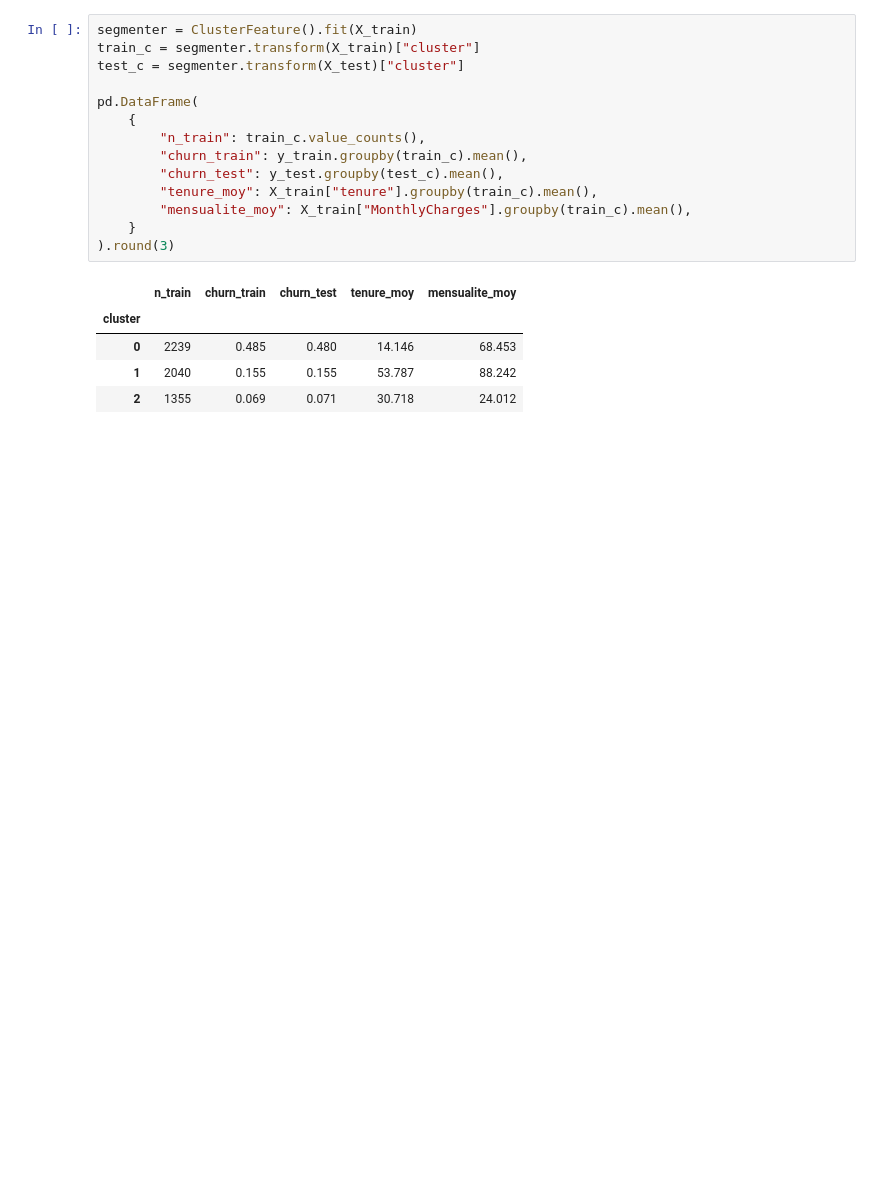
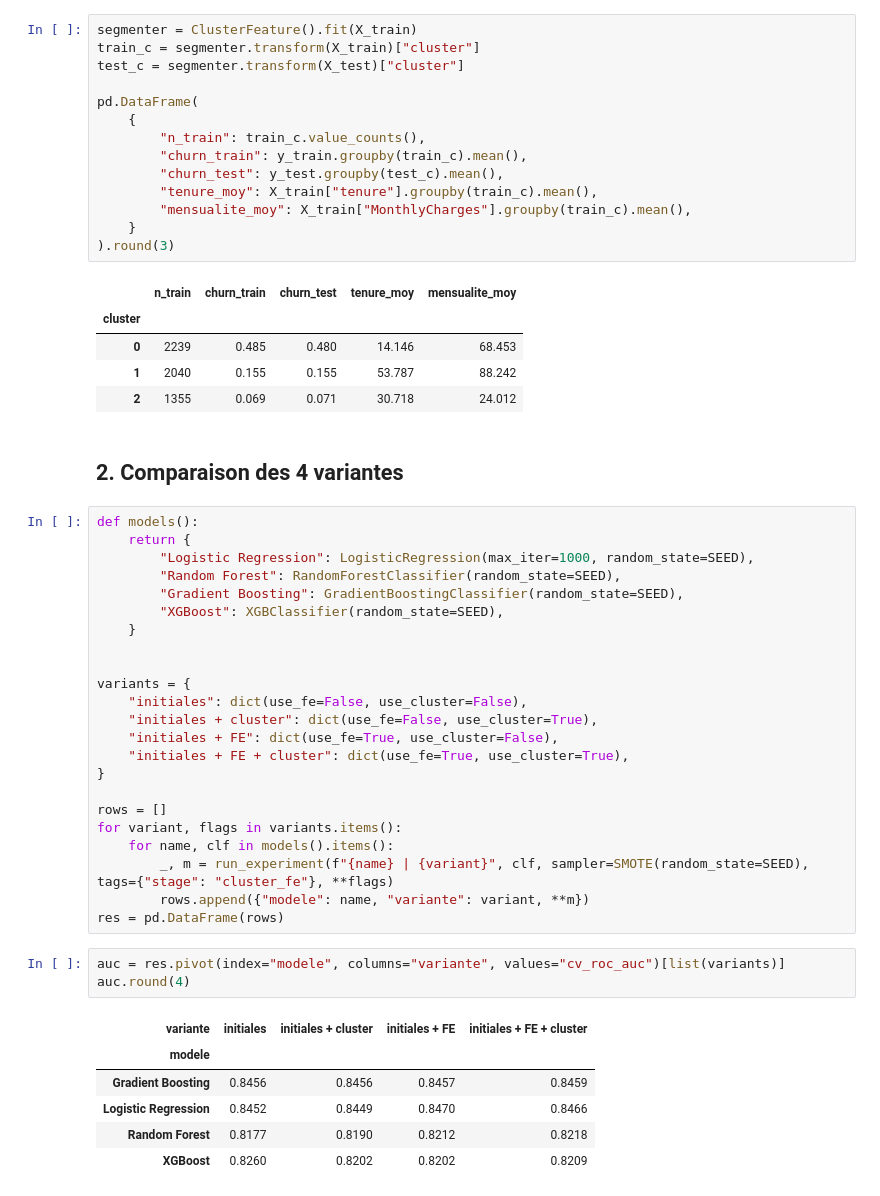
Before and after one commit to doughmi-ilyas/customer-churn-prediction, a Jupyter notebook: notebooks/04_lien.ipynb, the cells around one changed output. Saved outputs shown, nothing was run; the diff lists cells and outputs as text; blank space fills up the shorter version.

```diff
--- a/notebooks/04_lien.ipynb
+++ b/notebooks/04_lien.ipynb
@@ -198,3 +198,38 @@ pd.DataFrame(
 | 0 | 2239 | 0.485 | 0.480 | 14.146 | 68.453 |
 | 1 | 2040 | 0.155 | 0.155 | 53.787 | 88.242 |
 | 2 | 1355 | 0.069 | 0.071 | 30.718 | 24.012 |
+# %% [markdown]
+## 2. Comparaison des 4 variantes
+# %%
+def models():
+    return {
+        "Logistic Regression": LogisticRegression(max_iter=1000, random_state=SEED),
+        "Random Forest": RandomForestClassifier(random_state=SEED),
+        "Gradient Boosting": GradientBoostingClassifier(random_state=SEED),
+        "XGBoost": XGBClassifier(random_state=SEED),
+    }
+
+
+variants = {
+    "initiales": dict(use_fe=False, use_cluster=False),
+    "initiales + cluster": dict(use_fe=False, use_cluster=True),
+    "initiales + FE": dict(use_fe=True, use_cluster=False),
+    "initiales + FE + cluster": dict(use_fe=True, use_cluster=True),
+}
+
+rows = []
+for variant, flags in variants.items():
+    for name, clf in models().items():
+        _, m = run_experiment(f"{name} | {variant}", clf, sampler=SMOTE(random_state=SEED), tags={"stage": "cluster_fe"}, **flags)
+        rows.append({"modele": name, "variante": variant, **m})
+res = pd.DataFrame(rows)
+# %%
+auc = res.pivot(index="modele", columns="variante", values="cv_roc_auc")[list(variants)]
+auc.round(4)
+# %% [output]
+| variante | initiales | initiales + cluster | initiales + FE | initiales + FE + cluster |
+| modele |  |  |  |  |
+| Gradient Boosting | 0.8456 | 0.8456 | 0.8457 | 0.8459 |
+| Logistic Regression | 0.8452 | 0.8449 | 0.8470 | 0.8466 |
+| Random Forest | 0.8177 | 0.8190 | 0.8212 | 0.8218 |
+| XGBoost | 0.8260 | 0.8202 | 0.8202 | 0.8209 |
```
Also changed, not shown: parts of 3 cells of this notebook, 1 other file.
